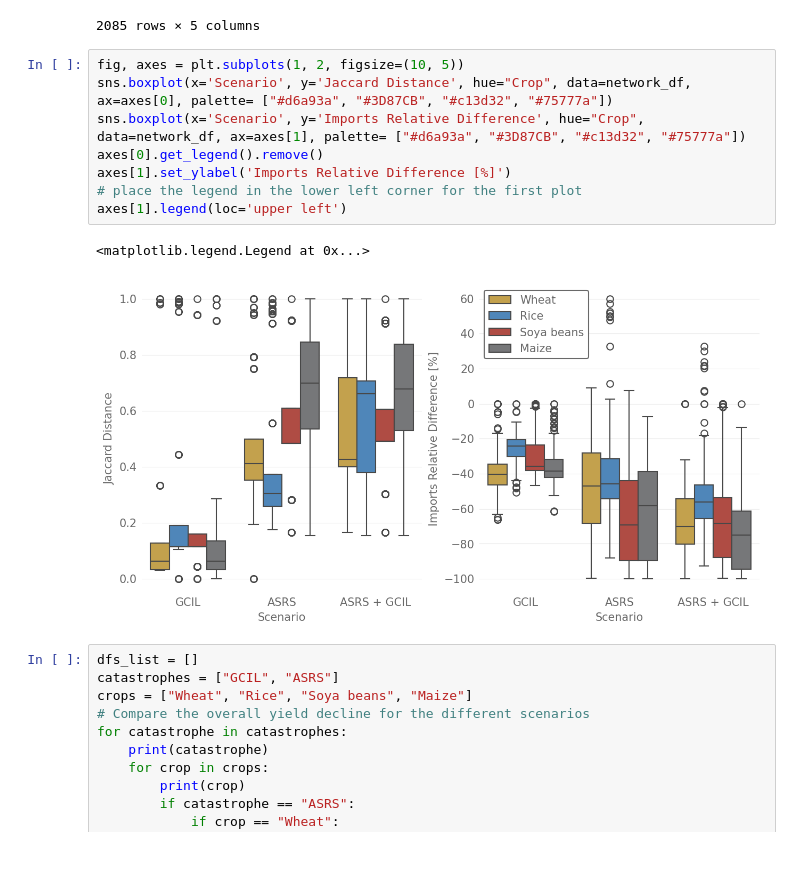
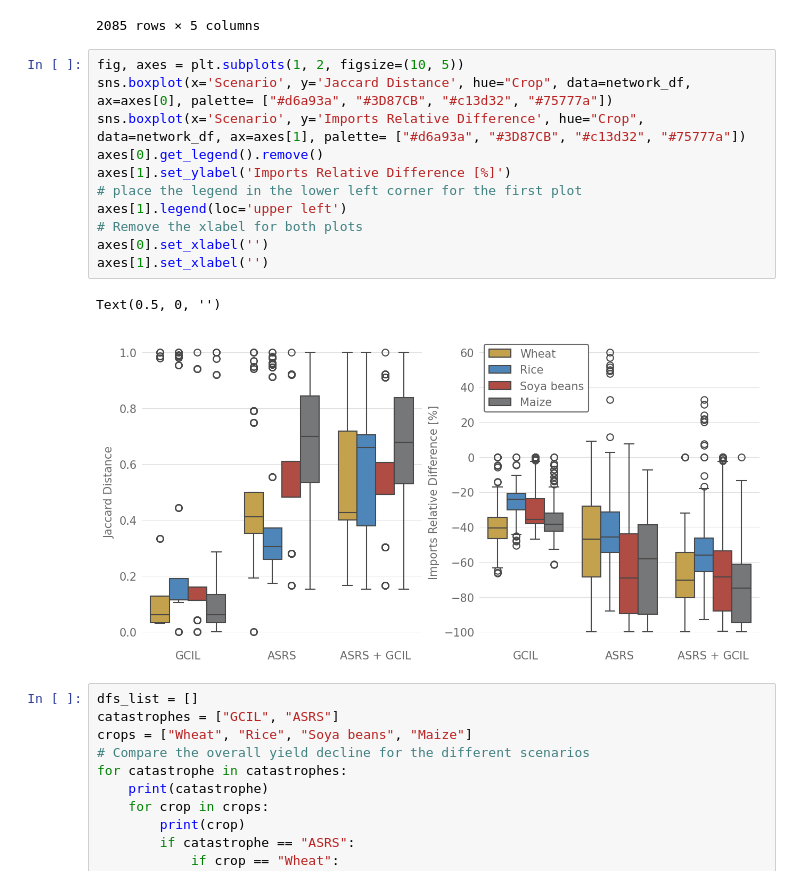
Before and after one commit to florianjehn/pytradeshifts, a Jupyter notebook: scripts/Main Scenarios/crop_overall_comparison.ipynb, the cells around one changed output. Drawn from its saved outputs; the diff is of its cells as text; blank space fills up the shorter version.

Commit message:
Updated comparison figure

```diff
--- a/scripts/Main Scenarios/crop_overall_comparison.ipynb
+++ b/scripts/Main Scenarios/crop_overall_comparison.ipynb
@@ -164,14 +164,17 @@ network_df
 # %%
 fig, axes = plt.subplots(1, 2, figsize=(10, 5))
 sns.boxplot(x='Scenario', y='Jaccard Distance', hue="Crop", data=network_df, ax=axes[0], palette= ["#d6a93a", "#3D87CB", "#c13d32", "#75777a"])
 sns.boxplot(x='Scenario', y='Imports Relative Difference', hue="Crop", data=network_df, ax=axes[1], palette= ["#d6a93a", "#3D87CB", "#c13d32", "#75777a"])
 axes[0].get_legend().remove()
 axes[1].set_ylabel('Imports Relative Difference [%]')
 # place the legend in the lower left corner for the first plot
 axes[1].legend(loc='upper left')
+# Remove the xlabel for both plots
+axes[0].set_xlabel('')
+axes[1].set_xlabel('')
 # %% [output]
-<matplotlib.legend.Legend at 0x...>
+Text(0.5, 0, '')
-[figure, old version]
+[figure, new version]
 # %%
 dfs_list = []
 catastrophes = ["GCIL", "ASRS"]
```
